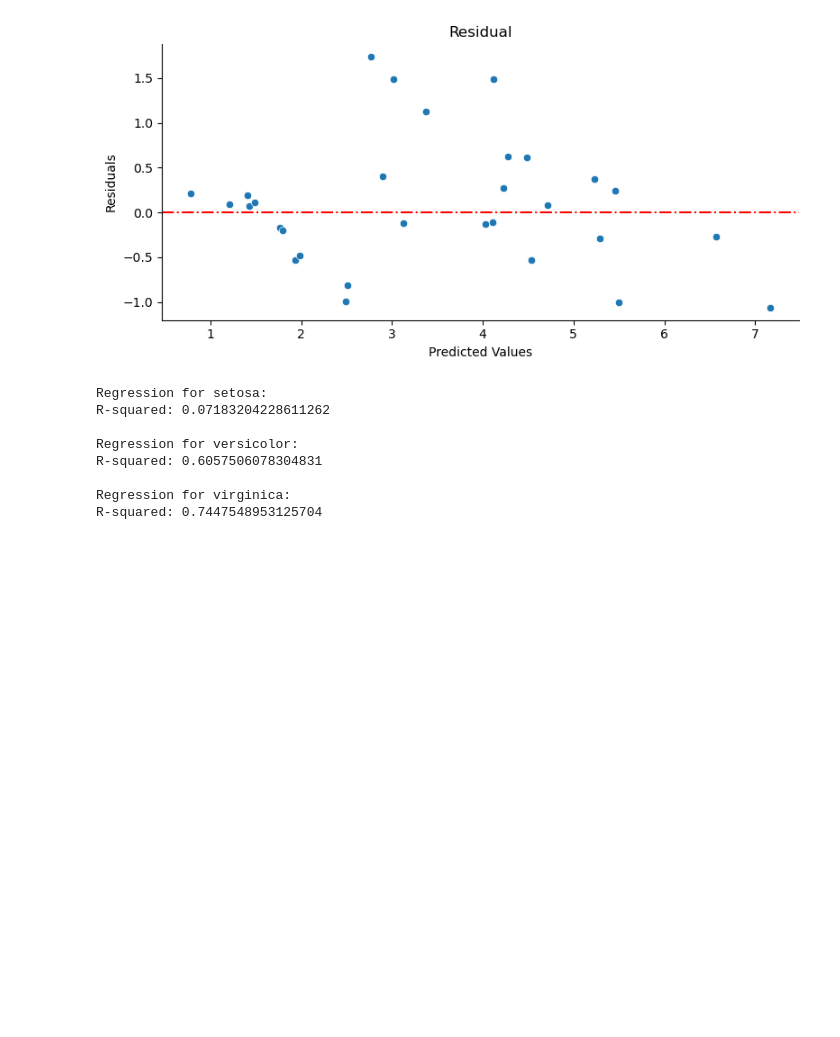
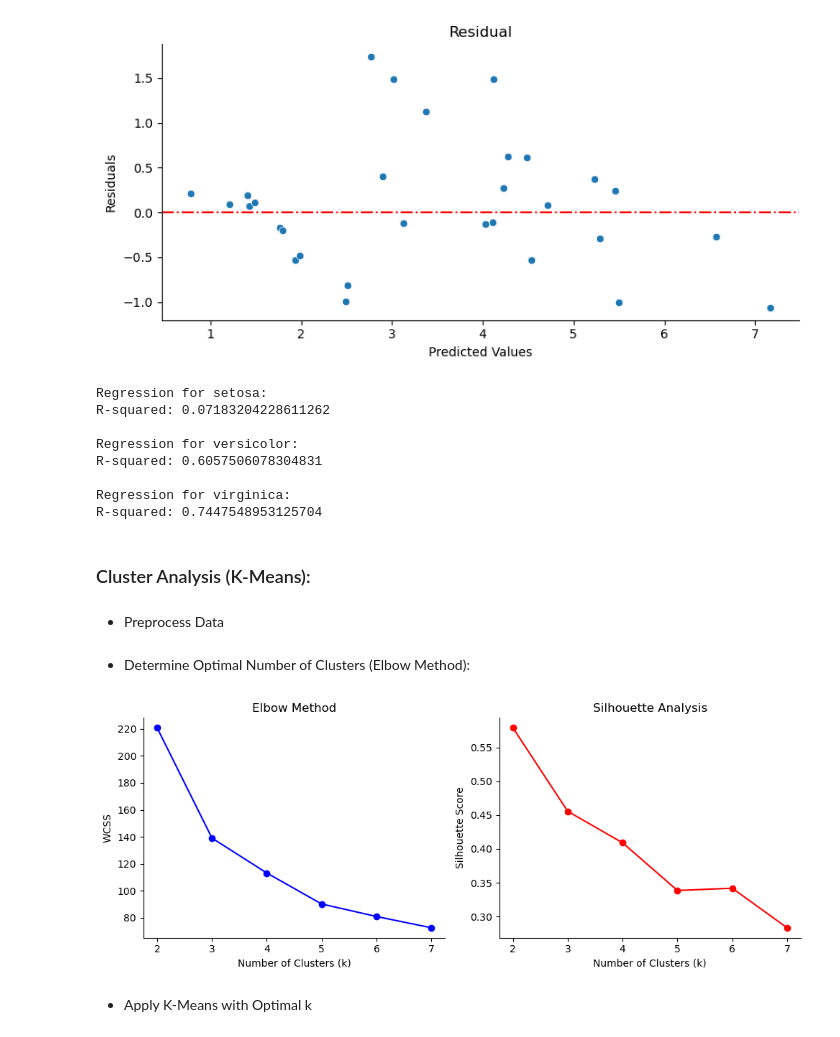
Before and after one commit to modyreturn/Codveda_Iris_Analysis, a Jupyter notebook: Iris_Codveda.ipynb, the cells around one changed output. Cells and saved outputs as stored; diff of their text form; code cells hidden in the pictures; blank space fills up the shorter version.

```diff
--- a/Iris_Codveda.ipynb
+++ b/Iris_Codveda.ipynb
@@ -435,3 +435,54 @@ R-squared: 0.6057506078304831
 
 Regression for virginica:
 R-squared: 0.7447548953125704
+# %% [markdown]
+### Cluster Analysis (K-Means):
+# %% [markdown]
+-   Preprocess Data
+# %%
+from sklearn.cluster import KMeans
+from sklearn.preprocessing import StandardScaler
+from sklearn.metrics import silhouette_score
+
+# Select features (exclude species label for unsupervised learning)
+X = df.drop('species', axis=1)
+
+# Standardize features (K-Means is sensitive to scale)
+scaler = StandardScaler()
+X_scaled = scaler.fit_transform(X)
+# %% [markdown]
+-   Determine Optimal Number of Clusters (Elbow Method):
+# %%
+wcss = []  #within cluster sum of squares
+silhouette_scores = []
+k_range = range(2, 8)
+
+for k in k_range:
+    kmeans = KMeans(n_clusters=k, random_state=42)
+    kmeans.fit(X_scaled)
+    wcss.append(kmeans.inertia_)
+    silhouette_scores.append(silhouette_score(X_scaled, kmeans.labels_))
+
+# Plot Elbow Curve
+plt.figure(figsize=(10, 4))
+plt.subplot(1, 2, 1)
+plt.plot(k_range, wcss, 'bo-')
+plt.xlabel('Number of Clusters (k)')
+plt.ylabel('WCSS')
+plt.title('Elbow Method')
+
+
+plt.subplot(1, 2, 2)
+plt.plot(k_range, silhouette_scores, 'ro-')
+plt.xlabel('Number of Clusters (k)')
+plt.ylabel('Silhouette Score')
+plt.title('Silhouette Analysis')
+
+
+sns.despine()
+plt.tight_layout()
+plt.show()
+# %% [output]
+[figure, added]
+# %% [markdown]
+-   Apply K-Means with Optimal k
```
Also changed, not shown: parts of 2 cells of this notebook.
